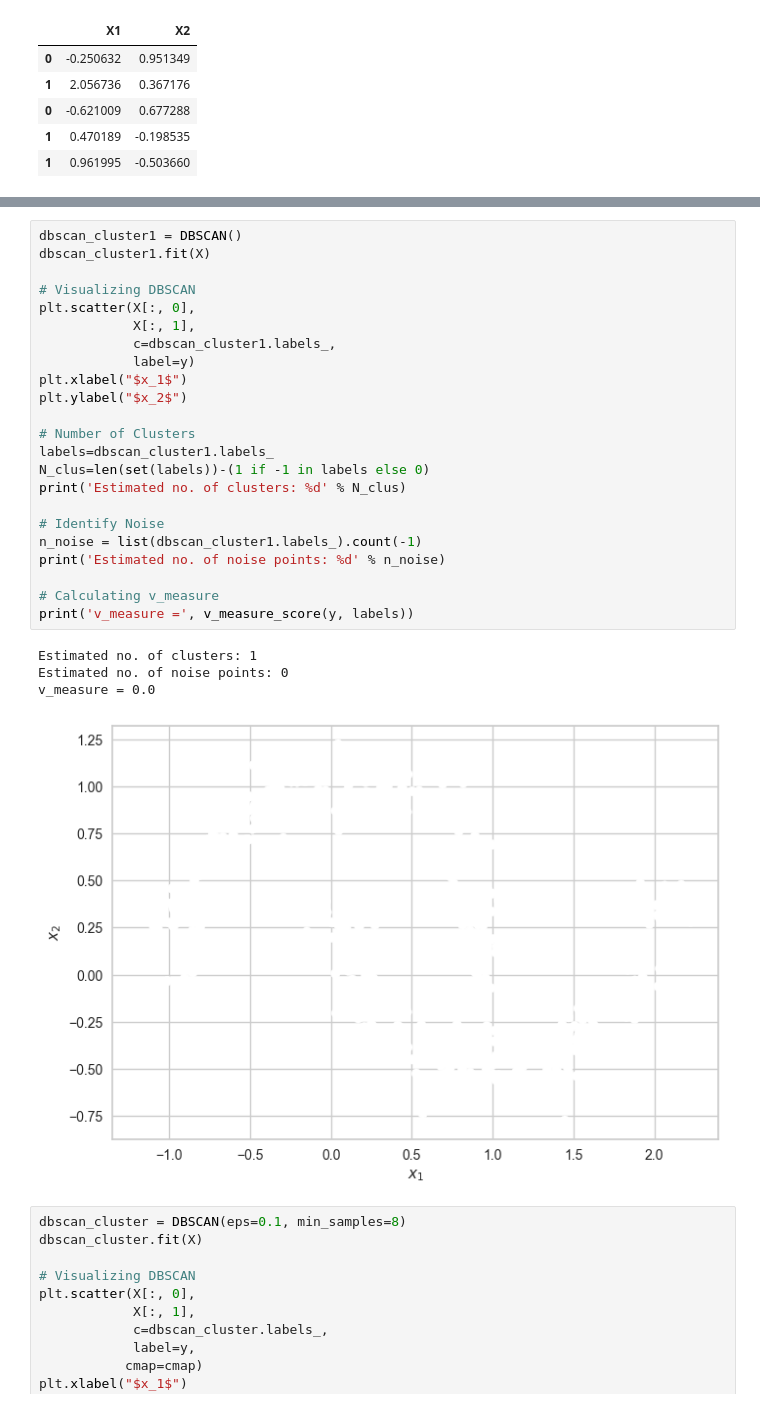
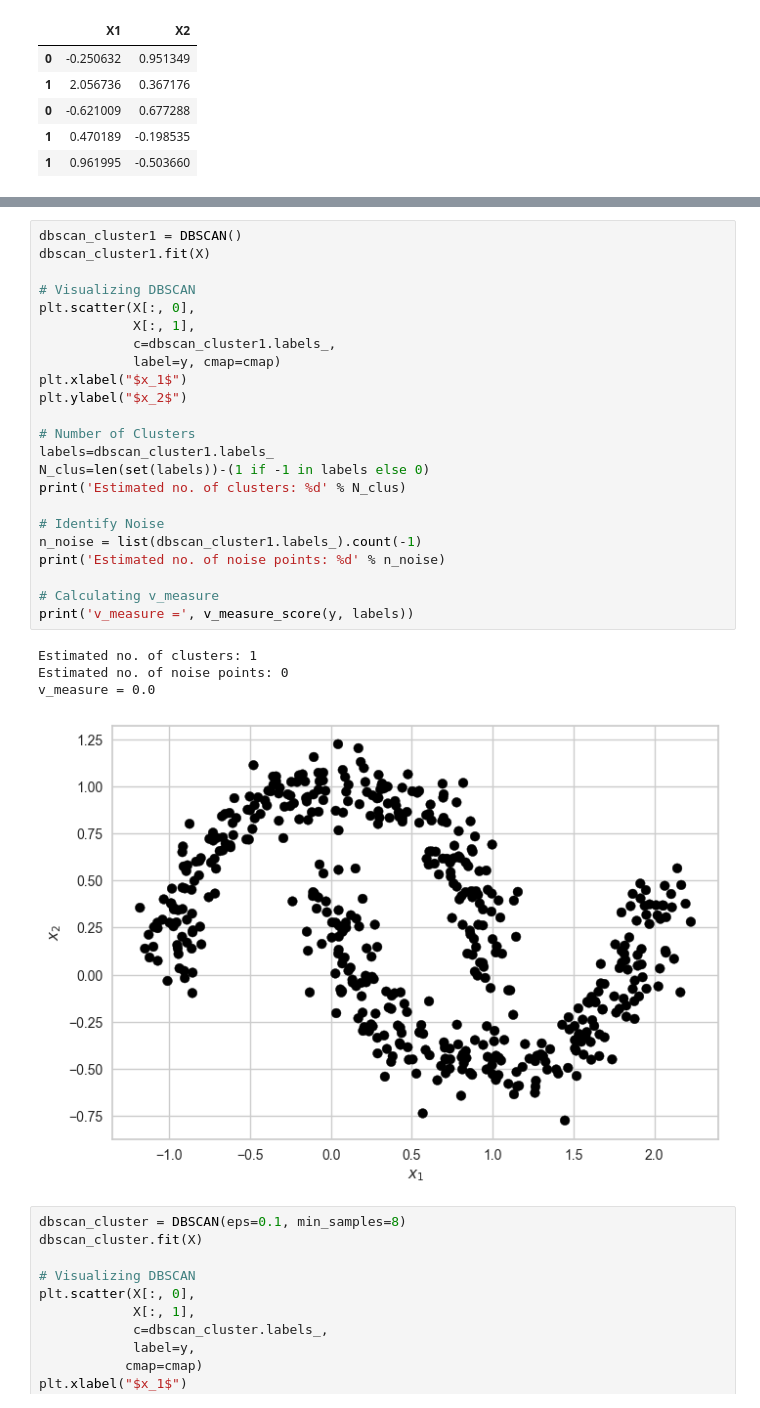
Before and after one commit to igumnov-daniel/HOCK_SEPTEMBER_2023, a Jupyter notebook: 16_trees_and_clustering/clustering.ipynb, the cells around one changed output, grey strips where cells are left out. Cells and saved outputs as stored; diff of their text form.

```diff
--- a/16_trees_and_clustering/clustering.ipynb
+++ b/16_trees_and_clustering/clustering.ipynb
@@ -233,31 +257,31 @@ Text(0, 0.5, '$x_2$')
 # %%
 dbscan_cluster1 = DBSCAN()
 dbscan_cluster1.fit(X)
 
 # Visualizing DBSCAN
 plt.scatter(X[:, 0],
             X[:, 1],
             c=dbscan_cluster1.labels_,
-            label=y)
+            label=y, cmap=cmap)
 plt.xlabel("$x_1$")
 plt.ylabel("$x_2$")
 
 # Number of Clusters
 labels=dbscan_cluster1.labels_
 N_clus=len(set(labels))-(1 if -1 in labels else 0)
 print('Estimated no. of clusters: %d' % N_clus)
 
 # Identify Noise
 n_noise = list(dbscan_cluster1.labels_).count(-1)
 print('Estimated no. of noise points: %d' % n_noise)
 
 # Calculating v_measure
 print('v_measure =', v_measure_score(y, labels))
 # %% [output]
 Estimated no. of clusters: 1
 Estimated no. of noise points: 0
 v_measure = 0.0
-[figure, old version]
+[figure, new version]
 # %%
 dbscan_cluster = DBSCAN(eps=0.1, min_samples=8)
 dbscan_cluster.fit(X)
```
Also changed, not shown: parts of 17 cells of this notebook.
